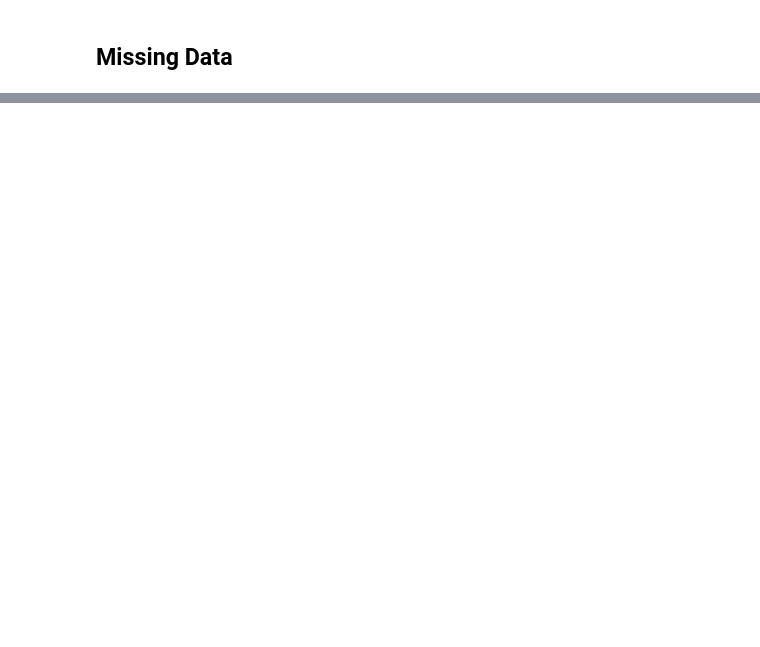
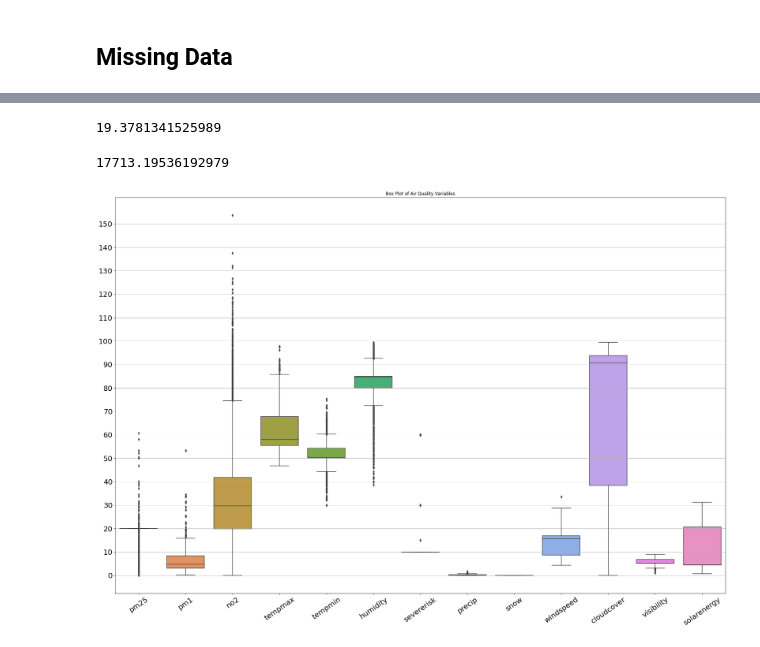
Before and after one commit to Noodle129/MD_TP, a Jupyter notebook: Fase_III/model/treatment.ipynb, the cells around one changed output, grey strips where cells are left out. Saved outputs shown, nothing was run; the diff lists cells and outputs as text; code cells hidden in the pictures; blank space fills up the shorter version.

```diff
--- a/Fase_III/model/treatment.ipynb
+++ b/Fase_III/model/treatment.ipynb
@@ -67,0 +101,41 @@ plt.show()
+# %%
+# Fill the missing values in pm25 and pm10 with the mean of the mean column and a random number between the range
+
+# PM2.5
+braga_data['pm25'].fillna((pm25_mean + np.random.uniform(pm25_min, pm25_max)) / 2, inplace=True)
+
+print(braga_data['pm25'].mean())
+
+# PM10
+braga_data['pm10'].fillna((pm10_mean + np.random.uniform(pm10_min, pm10_max)) / 2, inplace=True)
+
+braga_data['pm10'].mean()
+# %% [output]
+19.3781341525989
+17713.19536192979
+# %%
+columns = ['pm25', 'pm1', 'no2','tempmax', 'tempmin',	'humidity'	,'severerisk', 'precip',	'snow','windspeed',	'cloudcover',	'visibility',	'solarenergy']
+
+sns.boxplot(data=braga_data[columns])
+
+plt.rcParams['figure.figsize'] = [30, 20]
+
+# Set title
+
+plt.title('Box Plot of Air Quality Variables')
+
+# Make it show the y-axis grid
+
+plt.grid(axis='y')
+
+#Make the interval of the y-axis 1000
+
+plt.yticks(np.arange(0, 160, 10))
+
+plt.xticks(rotation=35)
+plt.xticks(fontsize=20)
+plt.yticks(fontsize=20)
+
+plt.show()
+# %% [output]
+[figure, added]
```
Also changed, not shown: parts of 3 cells of this notebook, 6 other files.
